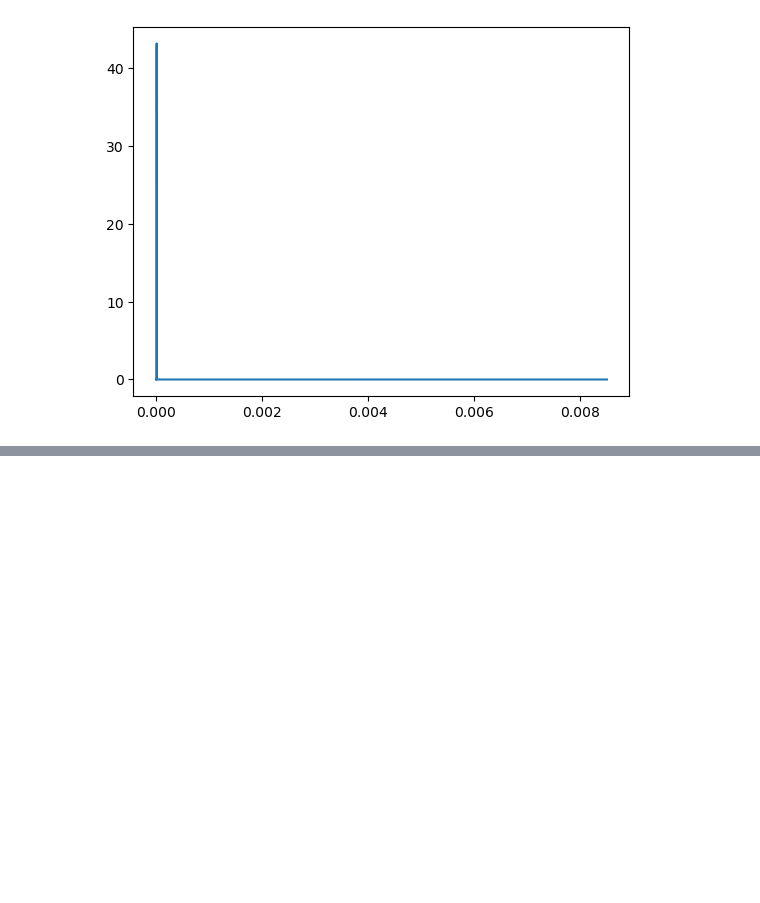
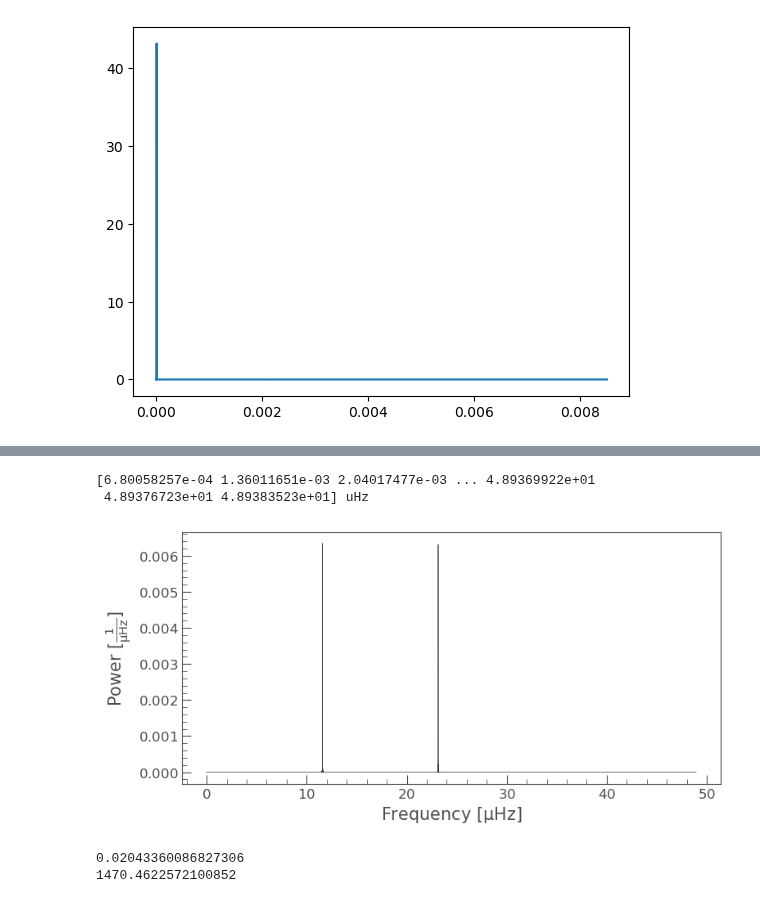
Before and after one commit to Hoggnation/cataloging_coherent_oscillators, a Jupyter notebook: threshold_function.ipynb, the cells around one changed output, grey strips where cells are left out. Cells and saved outputs as stored; diff of their text form; code cells hidden in the pictures; blank space fills up the shorter version.

```diff
--- a/threshold_function.ipynb
+++ b/threshold_function.ipynb
@@ -579,3 +582,16 @@ plt.show()
+# %%
+pg_fake.plot()
+print(pg_fake.frequency)
+# %% [output]
+[6.80058257e-04 1.36011651e-03 2.04017477e-03 ... 4.89369922e+01
+ 4.89376723e+01 4.89383523e+01] uHz
+[figure, added]
+# %%
+print(sampling_rate_days.value)
+print(T_obs) # 11.57 uHz = 1 d^-1
+# %% [output]
+0.02043360086827306
+1470.4622572100852
 # %%
 fake_in = nana.get_started(1,fakefreq,fakepow) #gets index of peak
 refinefake = nana.refine_peaks(fakefreq,fakepow,fake_in)
```
Also changed, not shown: parts of 14 cells of this notebook.
